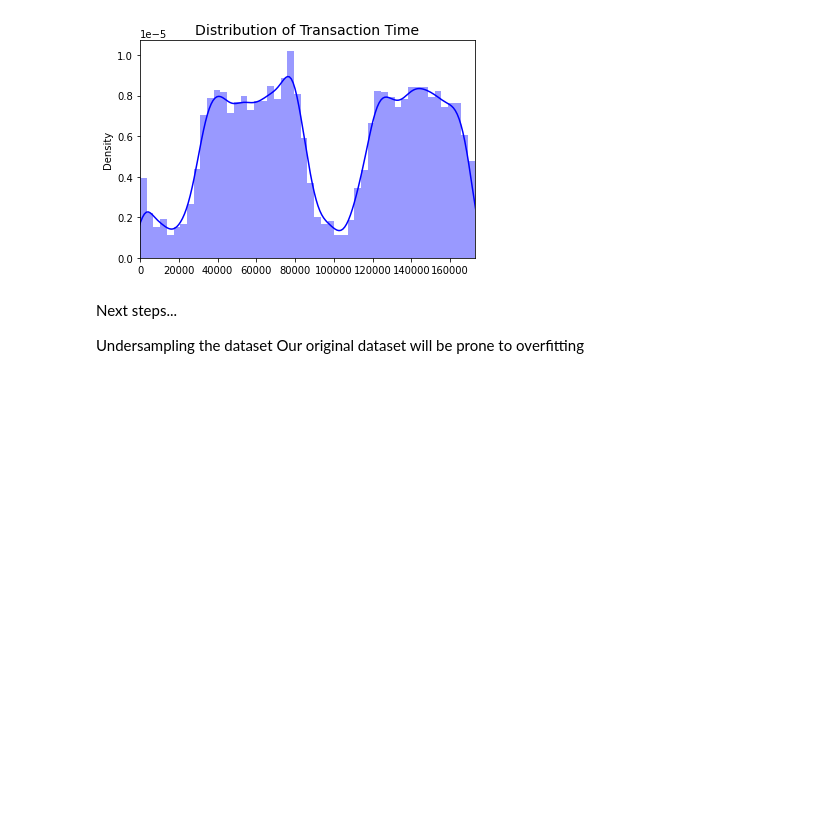
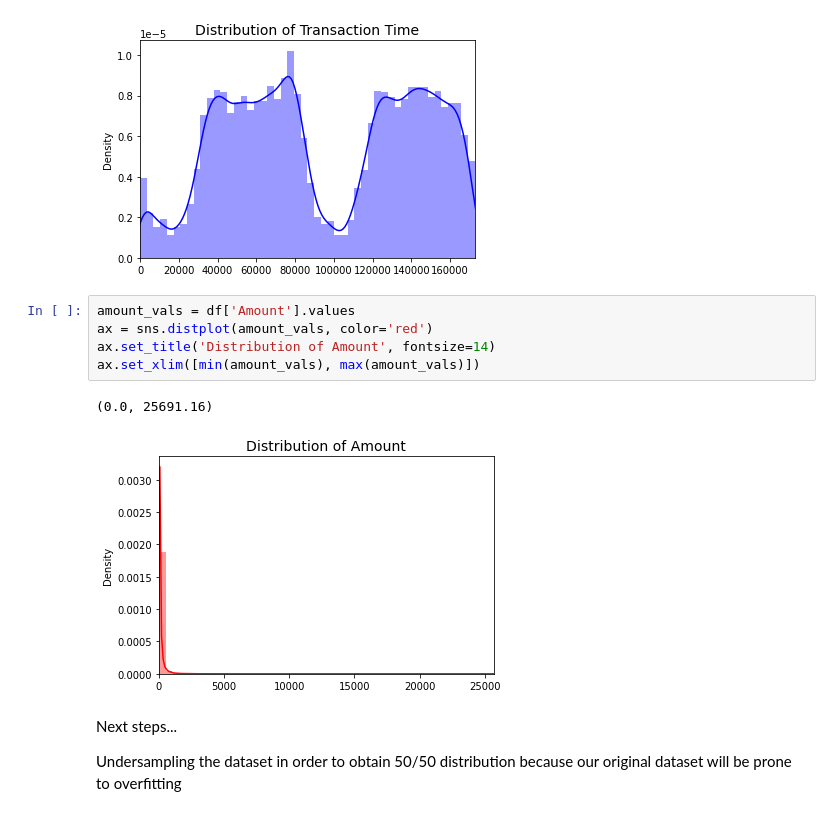
Before and after one commit to raulmarinau/DSIP, a Jupyter notebook: fraud.ipynb, the cells around one changed output. Cells and saved outputs as stored; diff of their text form; blank space fills up the shorter version.

```diff
--- a/fraud.ipynb
+++ b/fraud.ipynb
@@ -70,8 +70,15 @@ ax.set_xlim([min(time_val), max(time_val)])
 # %% [output]
 (0.0, 172792.0)
 [figure]
+# %%
+amount_vals = df['Amount'].values
+ax = sns.distplot(amount_vals, color='red')
+ax.set_title('Distribution of Amount', fontsize=14)
+ax.set_xlim([min(amount_vals), max(amount_vals)])
+# %% [output]
+(0.0, 25691.16)
+[figure, added]
 # %% [markdown]
 Next steps...
 
-Undersampling the dataset
-Our original dataset will be prone to overfitting
+Undersampling the dataset in order to obtain 50/50 distribution because our original dataset will be prone to overfitting
```
Also changed, not shown: parts of 6 cells of this notebook.
